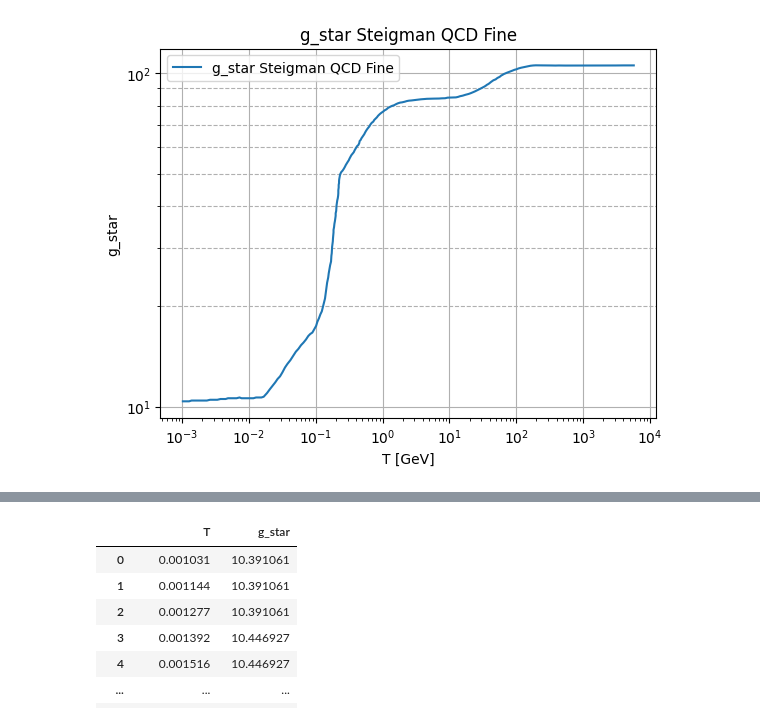
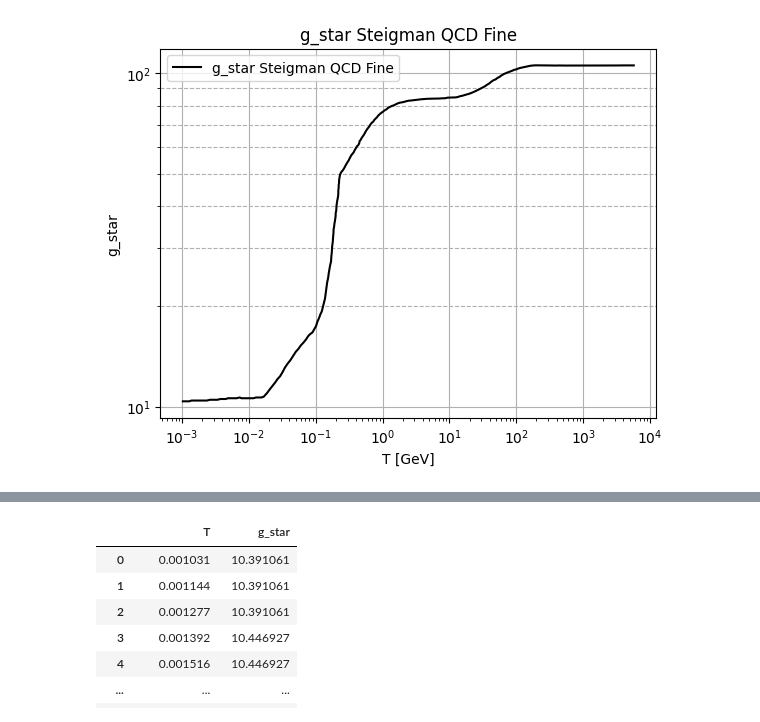
Before and after one commit to nico0407/DM-freeze-out, a Jupyter notebook: WIMP_relic_computation.ipynb, the cells around one changed output, grey strips where cells are left out. Cells and saved outputs as stored; diff of their text form; code cells hidden in the pictures.

```diff
--- a/WIMP_relic_computation.ipynb
+++ b/WIMP_relic_computation.ipynb
@@ -5,18 +5,18 @@ import numpy as np
 # %%
 X, G = np.loadtxt('dofdata/gstarSteigmanQCDFine.txt', delimiter=' ', unpack=True)
 # %%
-plt.plot(X, G, label='g_star Steigman QCD Fine')
+plt.plot(X, G, label='g_star Steigman QCD Fine',color = "black")
 plt.title('g_star Steigman QCD Fine')
 plt.xlabel('T [GeV]')
 plt.ylabel('g_star')
 plt.xscale('log')
 plt.yscale('log')
 plt.legend()
 plt.grid(which='major')
 plt.grid(which='minor', axis='y',linestyle='--')
 plt.show()
 # %% [output]
-[figure, old version]
+[figure, new version]
 # %% [markdown]
 ![g_star.png](attachment:g_star.png)
 # %%
```
Also changed, not shown: parts of 7 cells of this notebook.
